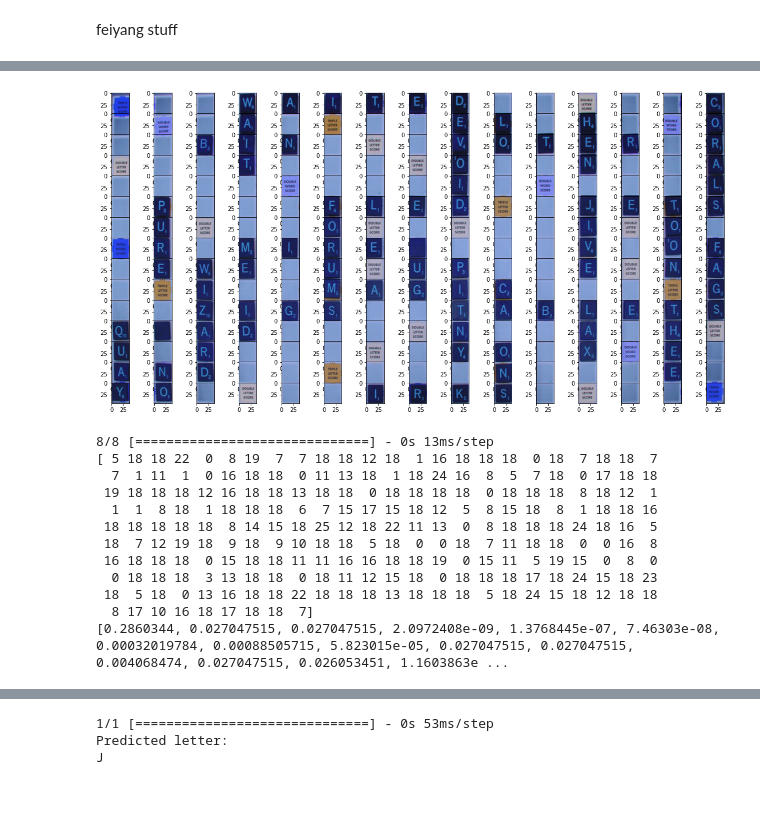
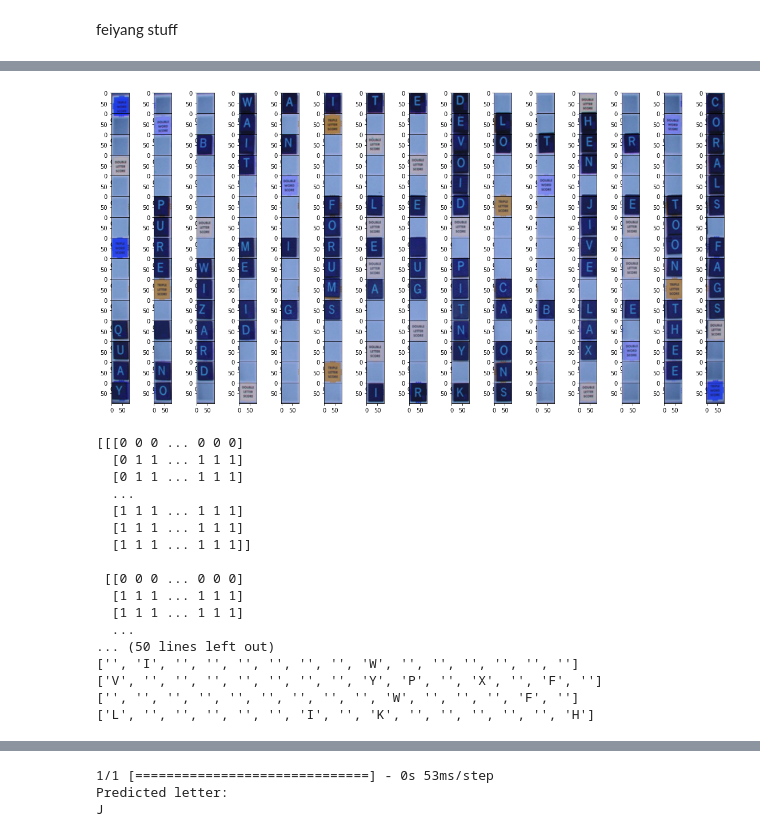
Before and after one commit to fyng/ScrabbleDetector, a Jupyter notebook: christine_cf_new.ipynb, the cells around one changed output, grey strips where cells are left out. Cells and saved outputs as stored; diff of their text form; code cells hidden in the pictures; blank space fills up the shorter version.

```diff
--- a/christine_cf_new.ipynb
+++ b/christine_cf_new.ipynb
@@ -387,4 +393,5 @@ res = perspective_correct(test_img, m)
-# %%
-tiles = segment_tiles(res)
-# %% [output]
-[figure, removed]
+# %%
+#tiles = segment_tiles(res)
+tiles = segment_tiles(RGB_img)
+# %% [output]
+[figure, added]
@@ -391,7 +476,27 @@ tiles = segment_tiles(res)
 # %%
 imgs = [cv2.cvtColor(img, cv2.COLOR_BGR2GRAY) for img in tiles]
+for img in imgs:
+
 imgs = [cv2.resize(img, (28, 28)) for img in imgs]
 #true_labels = ['.','I','K','S','O','R','Y','N','D','N','A','E','.','.','Y','O','X','R','U','E','N','A','D','A','H','-','-','Q','S','T','E','B','A','T','S','G','L','I','Z','G','G','I','A','C','I','.','.','A','U','N','E','P','=','E','W','E','F','V','E','R','-','-','I','M','R','=','I','O','U','S','T','E','J','.','.','D','E','L','F','P','L','I','A','N','R','T','N','B','=','=','=','=','E','I','T','A','=']
+
+#print(imgs)
+
+true_labels = [['', '', '', 'W', 'A', 'I', 'T', 'E', 'D', '', '', '', '', '', 'C'],
+              ['', '', '', 'A', '', '', '', '', 'E', 'L', '', 'H', '', '', 'O'],
+              ['', '', 'B', 'I', 'N', '', '', '', 'V', 'O', 'T', 'E', 'R', '', 'R'],
+              ['', '', '', 'T', '', '', '', '', 'O', '', '', 'N', '', '', 'A'],
+              ['', '', '', '', '', '', '', '', 'I', '', '', '', '', '', 'L'],
+              ['', 'P', '', '', '', 'F', 'L', 'E', 'D', '', '', 'J', 'E', 'T', 'S'],
+              ['', 'U', '', '', '', 'O', '', '', '', '', '', 'I', '', 'O', ''],
+              ['', 'R', '', 'M', 'I', 'R', 'E', '', '', '', '', 'V', '', 'O', 'F'],
+              ['', 'E', 'W', 'E', '', 'U', '', 'U', 'P', '', '', 'E', '', 'N', 'A'],
+              ['', '', 'I', '', '', 'M', 'A', 'G', 'I', 'C', '', '', '', '', 'G'],
+              ['', '', 'Z', 'I', 'G', 'S', '', '', 'T', 'A', 'B', 'L', 'E', 'T', 'S'],
+              ['Q', '', 'A', 'D', '', '', '', '', 'N', '', '', 'A', '', 'H', ''],
+              ['U', '', 'R', '', '', '', '', '', 'Y', 'O', '', 'X', '', 'E', ''],
+              ['A', 'N', 'D', '', '', '', '', '', '', 'N', '', '', '', 'E', ''],
+              ['Y', 'O', '', '', '', '', 'I', 'R', 'K', 'S', '', '', '', '', '']]
 
 # Define threshold value
 thresh_value = 80
@@ -411,6 +516,8 @@ for i in range(len(imgs)):
     # Replace original image with binarized image in list
     imgs[i] = bin_image
 
+print(np.array(imgs))
+
 #print("greyscale", imgs[2])
 with open("output.txt", "w") as f:
     for i in range(len(imgs)):
@@ -425,27 +532,42 @@ probs = model.predict(imgs)
 # Get the indices of the classes with the highest probability for all the images
 pred_indices = np.argmax(probs, axis=1)
 
-print(pred_indices)
+#print(pred_indices)
 #print(probs[0])
-print([s[i] for i in pred_indices for s in probs])
+#for i, s in enumerate(probs):
+#    print(s[pred_indices[i]])
+#print([s[i] for i in pred_indices for s in probs])
 
 # Map the indices to the corresponding letter labels
-labels = [chr(ord('A')+i) for i in pred_indices]
+#labels = [chr(ord('A')+i) for i in pred_indices]
+labels = []
+for i, idx in enumerate(pred_indices):
+    if probs[i][idx] > 0.7:
+        labels.append(chr(ord('A')+idx))
+    else:
+        labels.append('')
 
 print("Predicted letters: ")
-print(labels)
+for i in range(15):
+    print(labels[15*i:15+15*i])
+
 #print(true_labels)
 #print(sum((np.array(true_labels)==np.array(labels)))/len(true_labels))
 # %% [output]
-8/8 [==============================] - 0s 13ms/step
-[ 5 18 18 22  0  8 19  7  7 18 18 12 18  1 16 18 18 18  0 18  7 18 18  7
-  7  1 11  1  0 16 18 18  0 11 13 18  1 18 24 16  8  5  7 18  0 17 18 18
- 19 18 18 18 12 16 18 18 13 18 18  0 18 18 18 18  0 18 18 18  8 18 12  1
-  1  1  8 18  1 18 18 18  6  7 15 17 15 18 12  5  8 15 18  8  1 18 18 16
- 18 18 18 18 18  8 14 15 18 25 12 18 22 11 13  0  8 18 18 18 24 18 16  5
- 18  7 12 19 18  9 18  9 10 18 18  5 18  0  0 18  7 11 18 18  0  0 16  8
- 16 18 18 18  0 15 18 18 11 11 16 16 18 18 19  0 15 11  5 19 15  0  8  0
-  0 18 18 18  3 13 18 18  0 18 11 12 15 18  0 18 18 18 17 18 24 15 18 23
- 18  5 18  0 13 16 18 18 22 18 18 18 13 18 18 18  5 18 24 15 18 12 18 18
-  8 17 10 16 18 17 18 18  7]
-[0.2860344, 0.027047515, 0.027047515, 2.0972408e-09, 1.3768445e-07, 7.46303e-08, 0.00032019784, 0.00088505715, 5.823015e-05, 0.027047515, 0.027047515, 0.004068474, 0.027047515, 0.026053451, 1.1603863e ...
+[[[0 0 0 ... 0 0 0]
+  [0 1 1 ... 1 1 1]
+  [0 1 1 ... 1 1 1]
+  ...
+  [1 1 1 ... 1 1 1]
+  [1 1 1 ... 1 1 1]
+  [1 1 1 ... 1 1 1]]
+
+ [[0 0 0 ... 0 0 0]
+  [1 1 1 ... 1 1 1]
+  [1 1 1 ... 1 1 1]
+  ...
+... (50 lines left out)
+['', 'I', '', '', '', '', '', '', 'W', '', '', '', '', '', '']
+['V', '', '', '', '', '', '', '', 'Y', 'P', '', 'X', '', 'F', '']
+['', '', '', '', '', '', '', '', '', 'W', '', '', '', 'F', '']
+['L', '', '', '', '', '', 'I', '', 'K', '', '', '', '', '', 'H']
```
Also changed, not shown: parts of 15 cells of this notebook, 2 other files.
